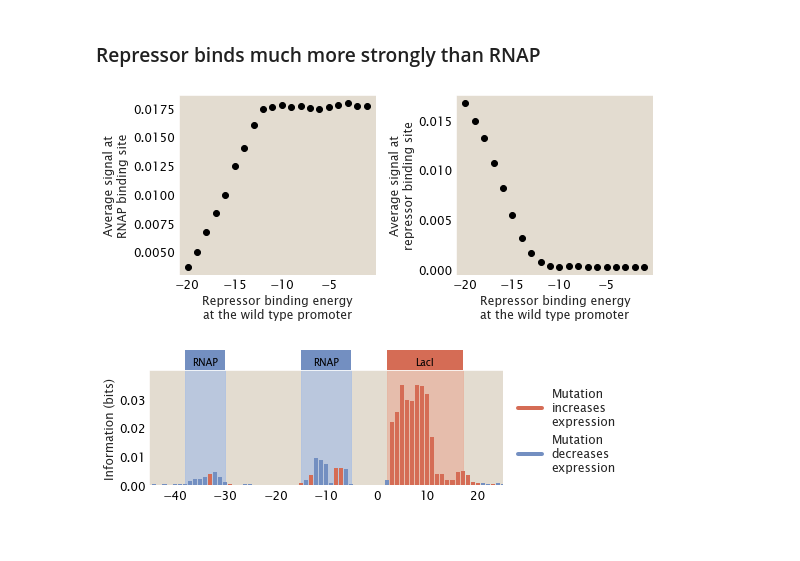
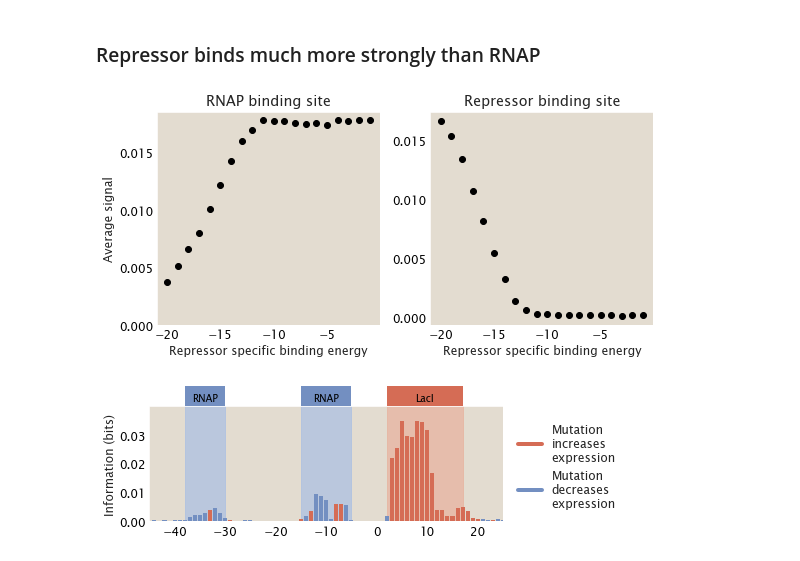
Before and after one commit to RPGroup-PBoC/theoretical_regseq, a Jupyter notebook: notebooks/noise/relative_binding_energy.ipynb, the cells around one changed output. Saved outputs shown, nothing was run; the diff lists cells and outputs as text; code cells hidden in the pictures.

```diff
--- a/notebooks/noise/relative_binding_energy.ipynb
+++ b/notebooks/noise/relative_binding_energy.ipynb
@@ -79,20 +79,23 @@ for er_wt in l_er_wt:
     signal_rnap.append(np.mean(rnap))
     signal_rep.append(np.mean(rep))
 # %%
-fig, axes = plt.subplots(1, 2, figsize=(8, 3.5))
+fig, axes = plt.subplots(1, 2, figsize=(8, 4))
 ax1, ax2 = axes
 ax1.scatter(l_er_wt, signal_rnap, color='k')
-ax1.set_xlabel('Repressor binding energy\nat the wild type promoter')
-ax1.set_ylabel('Average signal at\nRNAP binding site')
+ax1.set_xlabel('Repressor specific binding energy')
+ax1.set_ylabel('Average signal')
+ax1.set_title('RNAP binding site')
+ax1.set_yticks([0, 0.005, 0.01, 0.015])
 
 ax2.scatter(l_er_wt, signal_rep, color='k')
-ax2.set_xlabel('Repressor binding energy\nat the wild type promoter')
-ax2.set_ylabel('Average signal at\nrepressor binding site')
+ax2.set_xlabel('Repressor specific binding energy')
+ax2.set_title('Repressor binding site')
+ax2.set_yticks([0, 0.005, 0.01, 0.015])
 
 plt.tight_layout()
 plt.savefig('../../figs/relative_binding_energy.png', dpi=300)
 # %% [output]
-[figure, old version]
+[figure, new version]
 # %%
 n_NS = len(genome)
 n_p = 4600
```
Also changed, not shown: parts of 4 cells of this notebook, 20 other files.
